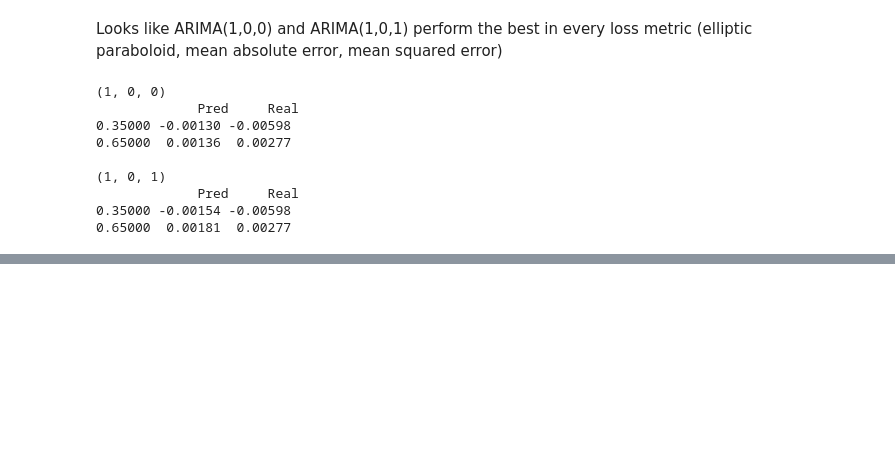
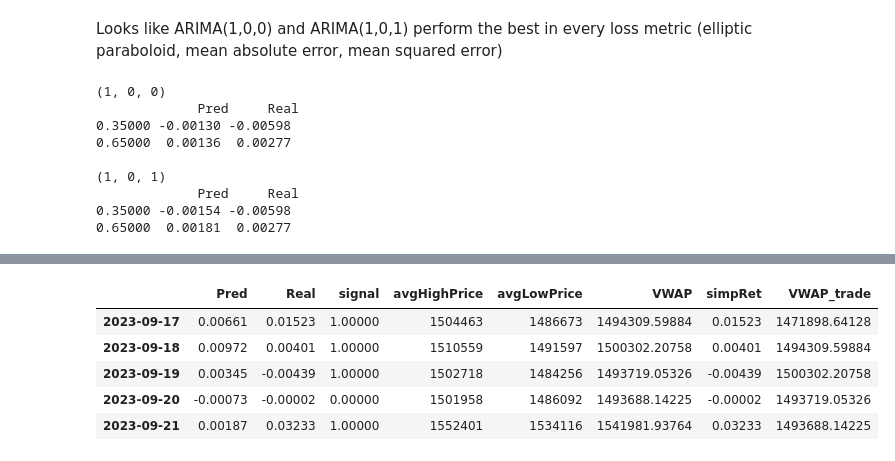
Before and after one commit to codyjcao/osrs-ge, a Jupyter notebook: osrs_whip_experimenting.ipynb, the cells around one changed output, grey strips where cells are left out. Drawn from its saved outputs; the diff is of its cells as text; code cells hidden in the pictures; blank space fills up the shorter version.

```diff
--- a/osrs_whip_experimenting.ipynb
+++ b/osrs_whip_experimenting.ipynb
@@ -211,0 +221,15 @@ res[order]['ret_df']
+# %%
+df_tmp = df_res.merge(df_tr, how='outer',left_index=True,right_index=True)
+df_tmp['VWAP_trade'] = df_tmp['VWAP'].shift(1)
+df_tmp = df_tmp.dropna()
+df_tmp = df_tmp.drop(['timestamp','highPriceVolume','lowPriceVolume'],axis=1)
+df_tmp.index = df_tmp.index.shift(-1,df_tmp.index.inferred_freq)
+df_tmp['signal']*df_tmp['VWAP_trade']
+df_tmp.head(5)
+# %% [output]
+|  | Pred | Real | signal | avgHighPrice | avgLowPrice | VWAP | simpRet | VWAP_trade |
+| 2023-09-17 | 0.00661 | 0.01523 | 1.00000 | 1504463 | 1486673 | 1494309.59884 | 0.01523 | 1471898.64128 |
+| 2023-09-18 | 0.00972 | 0.00401 | 1.00000 | 1510559 | 1491597 | 1500302.20758 | 0.00401 | 1494309.59884 |
+| 2023-09-19 | 0.00345 | -0.00439 | 1.00000 | 1502718 | 1484256 | 1493719.05326 | -0.00439 | 1500302.20758 |
+| 2023-09-20 | -0.00073 | -0.00002 | 0.00000 | 1501958 | 1486092 | 1493688.14225 | -0.00002 | 1493719.05326 |
+| 2023-09-21 | 0.00187 | 0.03233 | 1.00000 | 1552401 | 1534116 | 1541981.93764 | 0.03233 | 1493688.14225 |
```
Also changed, not shown: parts of 6 cells of this notebook, 33 other files.
